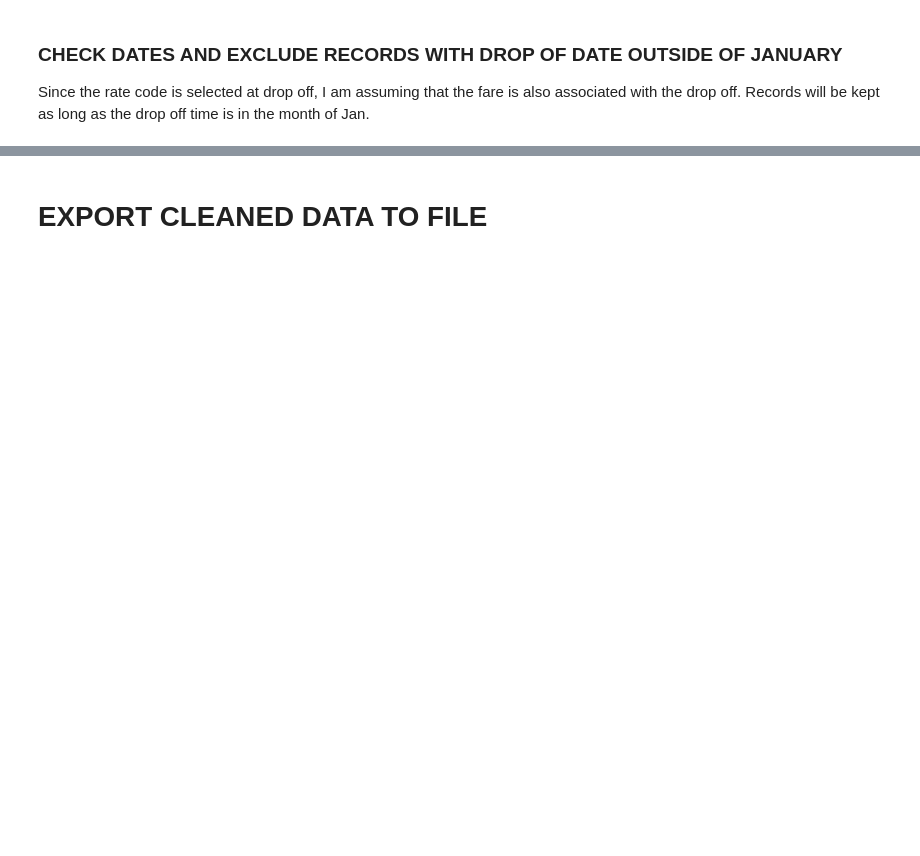
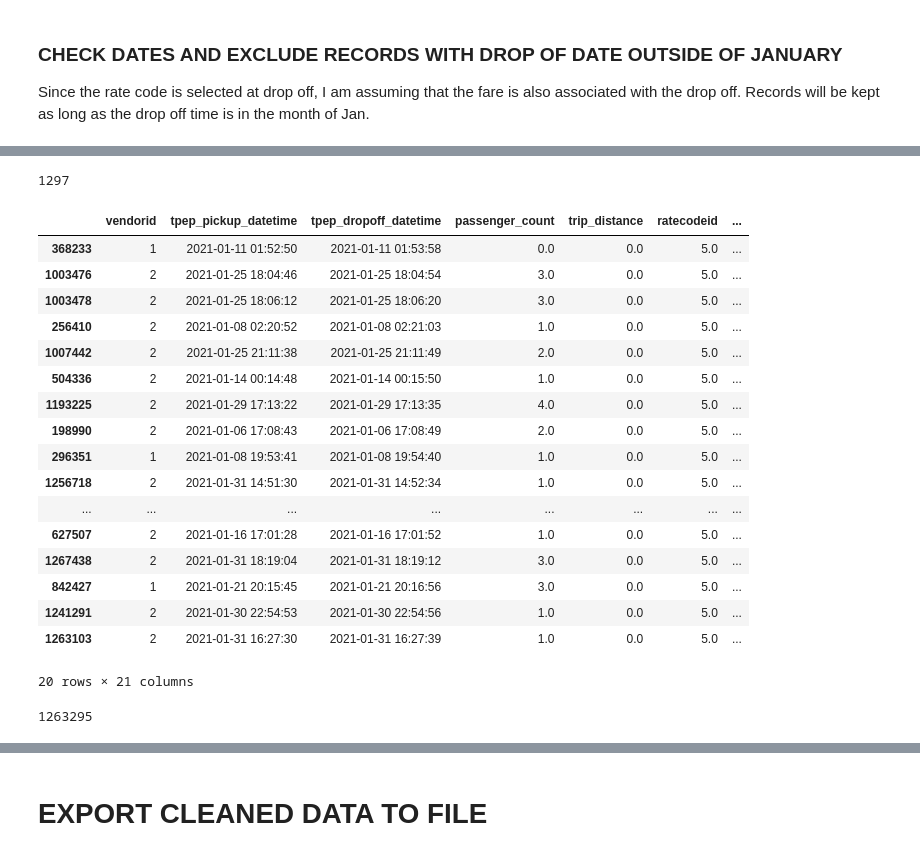
Before and after one commit to inner-outer-space/de-zoomcamp-2024, a Jupyter notebook: week_1_basics_n_setup/docker_sql/data-clean.ipynb, the cells around one changed output, grey strips where cells are left out. Drawn from its saved outputs; the diff is of its cells as text; code cells hidden in the pictures; blank space fills up the shorter version.

Commit message:
data explore clean up

```diff
--- a/week_1_basics_n_setup/docker_sql/data-clean.ipynb
+++ b/week_1_basics_n_setup/docker_sql/data-clean.ipynb
@@ -174,0 +201,16 @@ airport_fee:
+# %%
+# ADD HOLIDAY FLAG COLUMN
+
+# List of US holidays in Jan 2021
+holidays = ['2021-01-01', '2021-01-18']
+
+# Add a holiday flag column
+taxi_df['is_holiday'] = (
+    taxi_df['tpep_dropoff_datetime']
+    .apply(lambda x: x.strftime('%Y-%m-%d') in holidays)
+)
+
+# Look at records with holidays
+holiday = taxi_df[taxi_df['is_holiday'] == True]
+print(f"Records with holidays: {holiday.shape[0]}")
+holiday.tail()
@@ -189,6 +261,6 @@ airport_fee:
 ### DROP AIRPORT FEE COLUMN
 # %%
 # DROP THE AIRPORT FEE COLUMN
-taxi_df = taxi_df_orig.drop('airport_fee', axis=1)
+taxi_df = taxi_df.drop('airport_fee', axis=1)
 taxi_df.shape
 # %% [output]
@@ -497,7 +596,9 @@ print(98352 + 6769 - 114 + 137 - 4)
 # %%
-taxi_df_clean = taxi_df[taxi_df['fare_amount'] >= 0]
-taxi_df_clean = taxi_df_clean[(taxi_df_clean['tpep_dropoff_datetime'] >= min_date) & (taxi_df_clean['tpep_dropoff_datetime'] < max_date)]
-taxi_df_clean = taxi_df_clean.dropna()
-
-print(1369769- taxi_df_clean.shape[0])
+taxi_df_clean = (
+    taxi_df[taxi_df['fare_amount'] >= 0]
+    .query('ratecodeid != 99')
+    .query('@min_date <= tpep_dropoff_datetime < @max_date')
+    .dropna()
+)
+print(f'Dropped Rows: {1369769 - taxi_df_clean.shape[0]}')
 # %% [output]
@@ -504,0 +620,5 @@ print(1369769- taxi_df_clean.shape[0])
+# %%
+# VERY LONG TRIP DISTANCE
+print(taxi_df_clean.shape[0])
+taxi_df_clean.drop(taxi_df_clean[taxi_df_clean['trip_distance'] >= 500].index, inplace = True)
+print(taxi_df_clean.shape[0])
@@ -504,0 +642,36 @@ print(1369769- taxi_df_clean.shape[0])
+# %%
+# LOOK AT RECORDS WITH FARE AMOUNT GREATER THAN $300, 0 DISTANCE, AND DURATION LESS THAN 2 MINUTES
+# These are likely errors or money laundering  -  1297 records
+zero_distance2 = (
+    taxi_df_clean[(taxi_df_clean['trip_distance'] == 0)
+    & (taxi_df_clean['duration_minute'] < 2)
+    & (taxi_df_clean['fare_amount'] > 50)]
+)
+print(zero_distance2.shape[0])
+zero_distance2.sort_values(by=['fare_amount'], ascending=False).head(20)
+# %% [output]
+1297
+|  | vendorid | tpep_pickup_datetime | tpep_dropoff_datetime | passenger_count | trip_distance | ratecodeid | ... |
+| 368233 | 1 | 2021-01-11 01:52:50 | 2021-01-11 01:53:58 | 0.0 | 0.0 | 5.0 | ... |
+| 1003476 | 2 | 2021-01-25 18:04:46 | 2021-01-25 18:04:54 | 3.0 | 0.0 | 5.0 | ... |
+| 1003478 | 2 | 2021-01-25 18:06:12 | 2021-01-25 18:06:20 | 3.0 | 0.0 | 5.0 | ... |
+| 256410 | 2 | 2021-01-08 02:20:52 | 2021-01-08 02:21:03 | 1.0 | 0.0 | 5.0 | ... |
+| 1007442 | 2 | 2021-01-25 21:11:38 | 2021-01-25 21:11:49 | 2.0 | 0.0 | 5.0 | ... |
+| 504336 | 2 | 2021-01-14 00:14:48 | 2021-01-14 00:15:50 | 1.0 | 0.0 | 5.0 | ... |
+| 1193225 | 2 | 2021-01-29 17:13:22 | 2021-01-29 17:13:35 | 4.0 | 0.0 | 5.0 | ... |
+| 198990 | 2 | 2021-01-06 17:08:43 | 2021-01-06 17:08:49 | 2.0 | 0.0 | 5.0 | ... |
+| 296351 | 1 | 2021-01-08 19:53:41 | 2021-01-08 19:54:40 | 1.0 | 0.0 | 5.0 | ... |
+| 1256718 | 2 | 2021-01-31 14:51:30 | 2021-01-31 14:52:34 | 1.0 | 0.0 | 5.0 | ... |
+| ... | ... | ... | ... | ... | ... | ... | ... |
+| 627507 | 2 | 2021-01-16 17:01:28 | 2021-01-16 17:01:52 | 1.0 | 0.0 | 5.0 | ... |
+| 1267438 | 2 | 2021-01-31 18:19:04 | 2021-01-31 18:19:12 | 3.0 | 0.0 | 5.0 | ... |
+| 842427 | 1 | 2021-01-21 20:15:45 | 2021-01-21 20:16:56 | 3.0 | 0.0 | 5.0 | ... |
+| 1241291 | 2 | 2021-01-30 22:54:53 | 2021-01-30 22:54:56 | 1.0 | 0.0 | 5.0 | ... |
+| 1263103 | 2 | 2021-01-31 16:27:30 | 2021-01-31 16:27:39 | 1.0 | 0.0 | 5.0 | ... |
+20 rows × 21 columns
+# %%
+# DROP THE RECORDS WITH FARE AMOUNT GREATER THAN $300, 0 DISTANCE, AND DURATION LESS THAN 2 MINUTES
+taxi_df_clean = taxi_df_clean[~((taxi_df_clean['trip_distance'] == 0) & (taxi_df_clean['duration_minute'] < 2) & (taxi_df_clean['fare_amount'] > 50))]
+taxi_df_clean.shape[0]
+# %% [output]
+1263295
```
Also changed, not shown: parts of 42 cells of this notebook, 2 other files.
